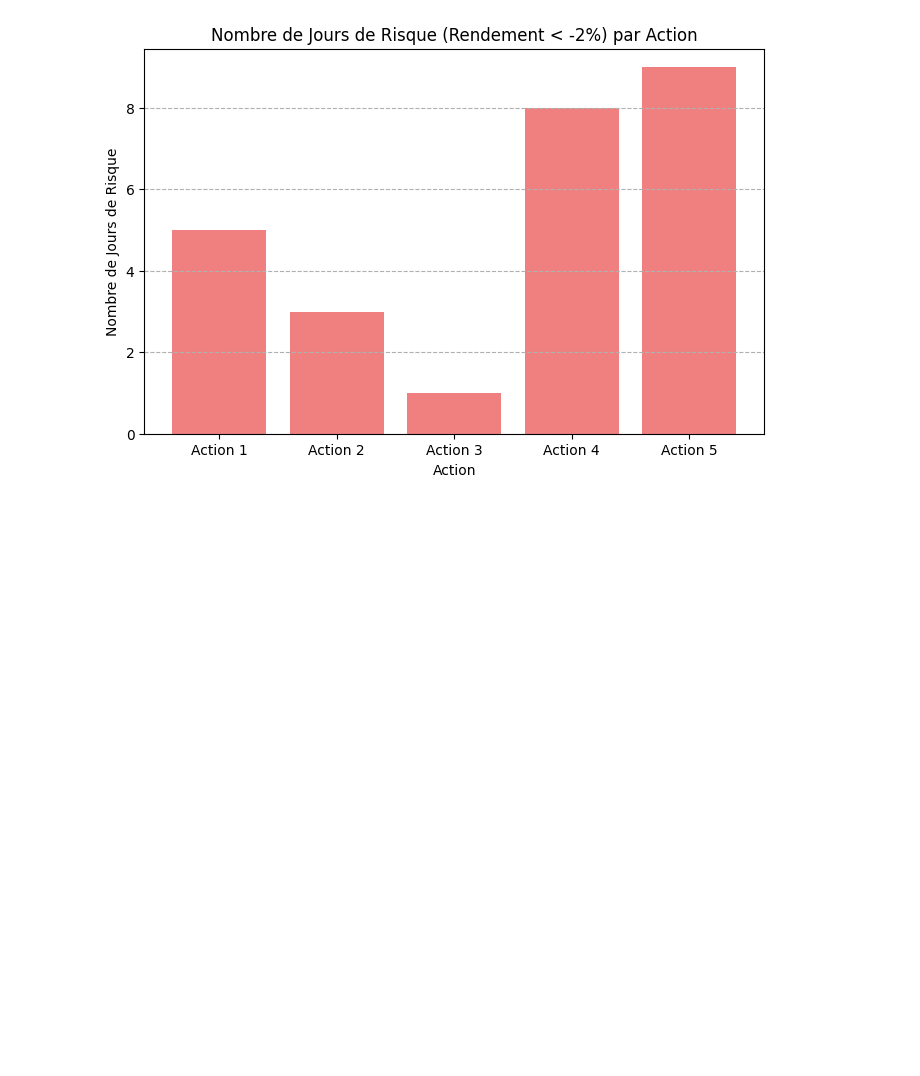
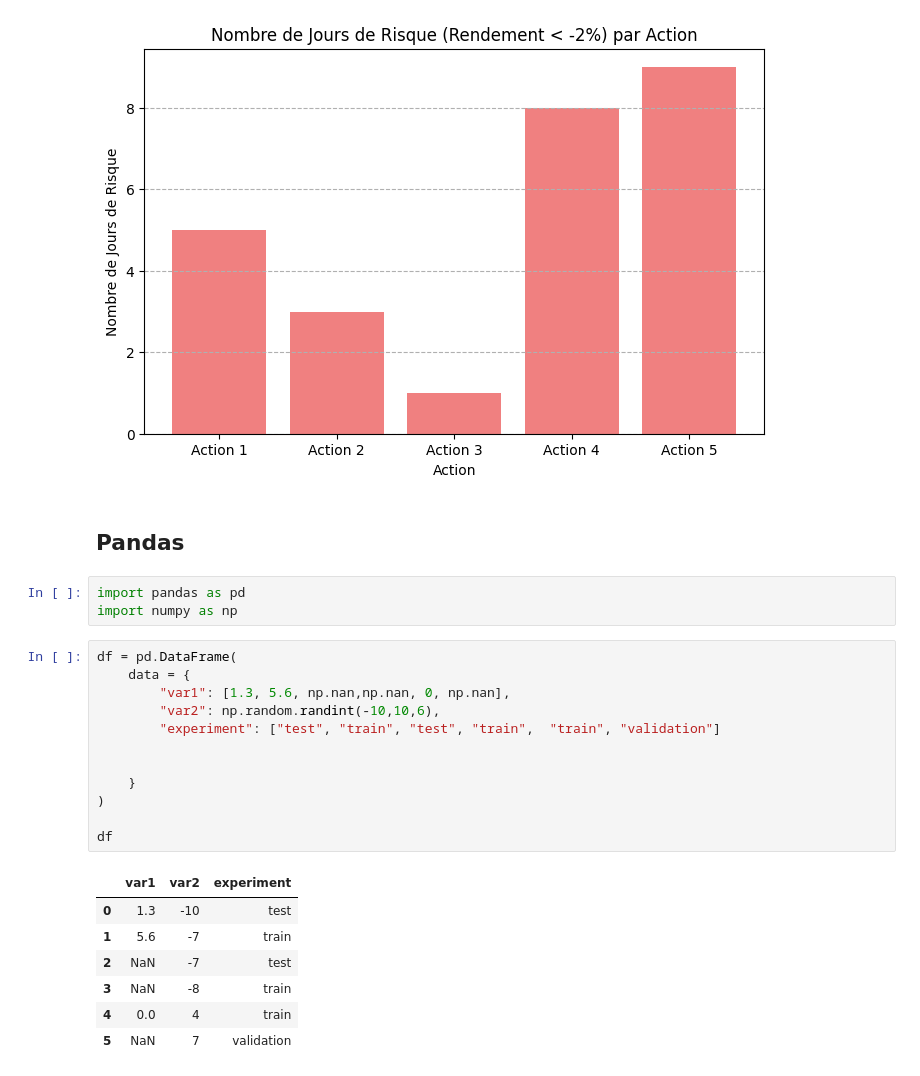
Before and after one commit to SORADATA/Bases-python, a Jupyter notebook: 02-exercices/Data exploratories.ipynb, the cells around one changed output. Saved outputs shown, nothing was run; the diff lists cells and outputs as text; blank space fills up the shorter version.

```diff
--- a/02-exercices/Data exploratories.ipynb
+++ b/02-exercices/Data exploratories.ipynb
@@ -144,3 +144,28 @@ Action la plus risquée (Index): 4
 [figure]
 [figure]
 [figure]
+# %% [markdown]
+## Pandas
+# %%
+import pandas as pd
+import numpy as np
+# %%
+df = pd.DataFrame(
+    data = {
+        "var1": [1.3, 5.6, np.nan,np.nan, 0, np.nan],
+        "var2": np.random.randint(-10,10,6),
+        "experiment": ["test", "train", "test", "train",  "train", "validation"]
+
+
+    }
+)
+
+df
+# %% [output]
+|  | var1 | var2 | experiment |
+| 0 | 1.3 | -10 | test |
+| 1 | 5.6 | -7 | train |
+| 2 | NaN | -7 | test |
+| 3 | NaN | -8 | train |
+| 4 | 0.0 | 4 | train |
+| 5 | NaN | 7 | validation |
```
Also changed, not shown: parts of 2 cells of this notebook, 2 other files.
